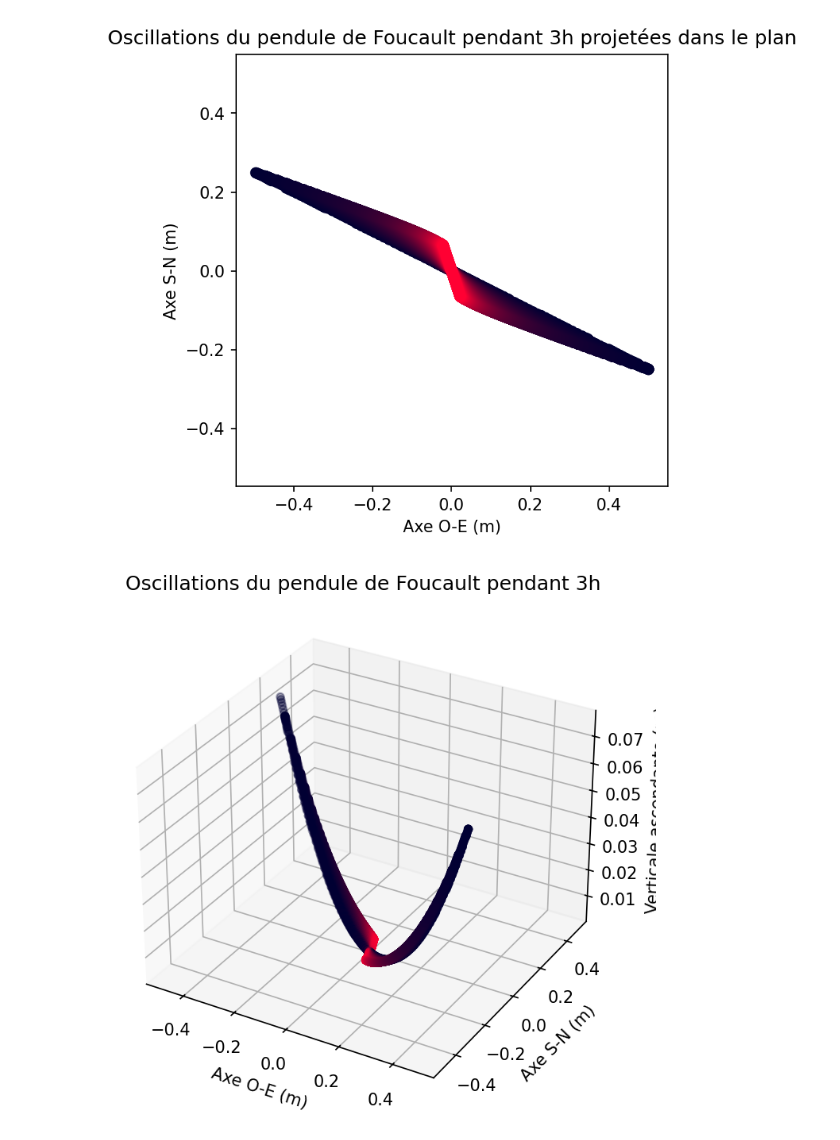
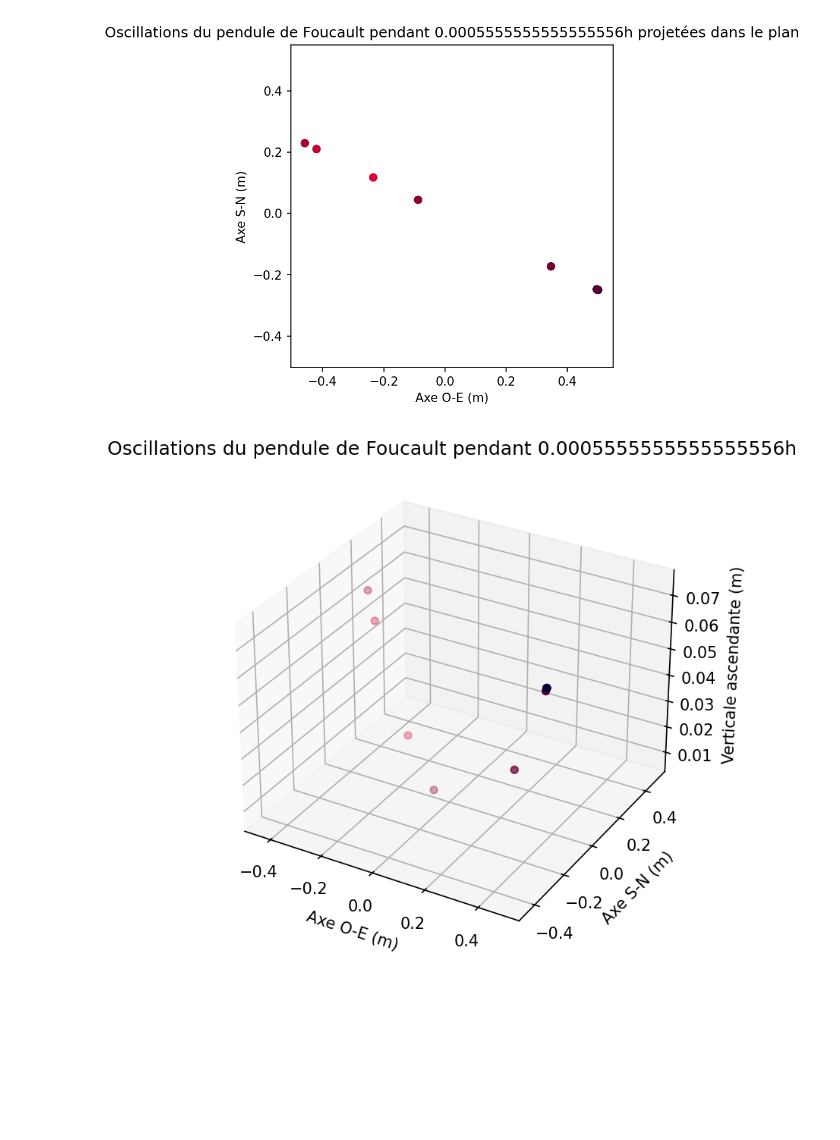
Before and after one commit to ASPJulien/foucault, a Jupyter notebook: python/simu.ipynb, the cells around one changed output. Drawn from its saved outputs; the diff is of its cells as text; code cells hidden in the pictures; blank space fills up the shorter version.

```diff
--- a/python/simu.ipynb
+++ b/python/simu.ipynb
@@ -19,7 +19,7 @@ g=9.81
 sigma = -1/4*Cx*pi*(d**2)*pair
 T=m*g
 
-temps = 3
+temps = 2/3600
 step = 0.5
 
 # Conditions initiales
@@ -65,32 +65,32 @@ fig = plt.figure()
 ax = fig.add_subplot()
 ax.set_aspect('equal', adjustable='box')
 
 # Plot en 2D
 plt.title(f"Oscillations du pendule de Foucault pendant {temps}h projetées dans le plan")
 plt.xlim(minimum*1.1,maximum*1.1)
 plt.ylim(minimum*1.1,maximum*1.1)
 plt.xlabel("Axe O-E (m)")
 plt.ylabel("Axe S-N (m)")
 
 ax.scatter(x,y, color=couleur)
 
 plt.savefig(f"pff_{temps}_plan.png")
 plt.show()
 
 # Plot en 3D
 fig = plt.figure()
 ax = fig.add_subplot(projection = '3d')  # Affichage en 3D
 ax.scatter(x, y, z, c=couleur)
 plt.title(f"Oscillations du pendule de Foucault pendant {temps}h")
 ax.set_xlabel('Axe O-E (m)')
 ax.set_ylabel('Axe S-N (m)')
 ax.set_zlabel('Verticale ascendante (m)')
 ax.set_xlim(minimum*1.1,maximum*1.1)
 ax.set_ylim(minimum*1.1,maximum*1.1)
 ax.set_zlim(minimumz*1.1,maximumz*1.1)
 fig.tight_layout()
 plt.savefig(f"pff_{temps}_3d.png")
 plt.show()
 # %% [output]
-[figure, old version]
+[figure, new version]
-[figure, old version]
+[figure, new version]
```
Also changed, not shown: 13 other files.
